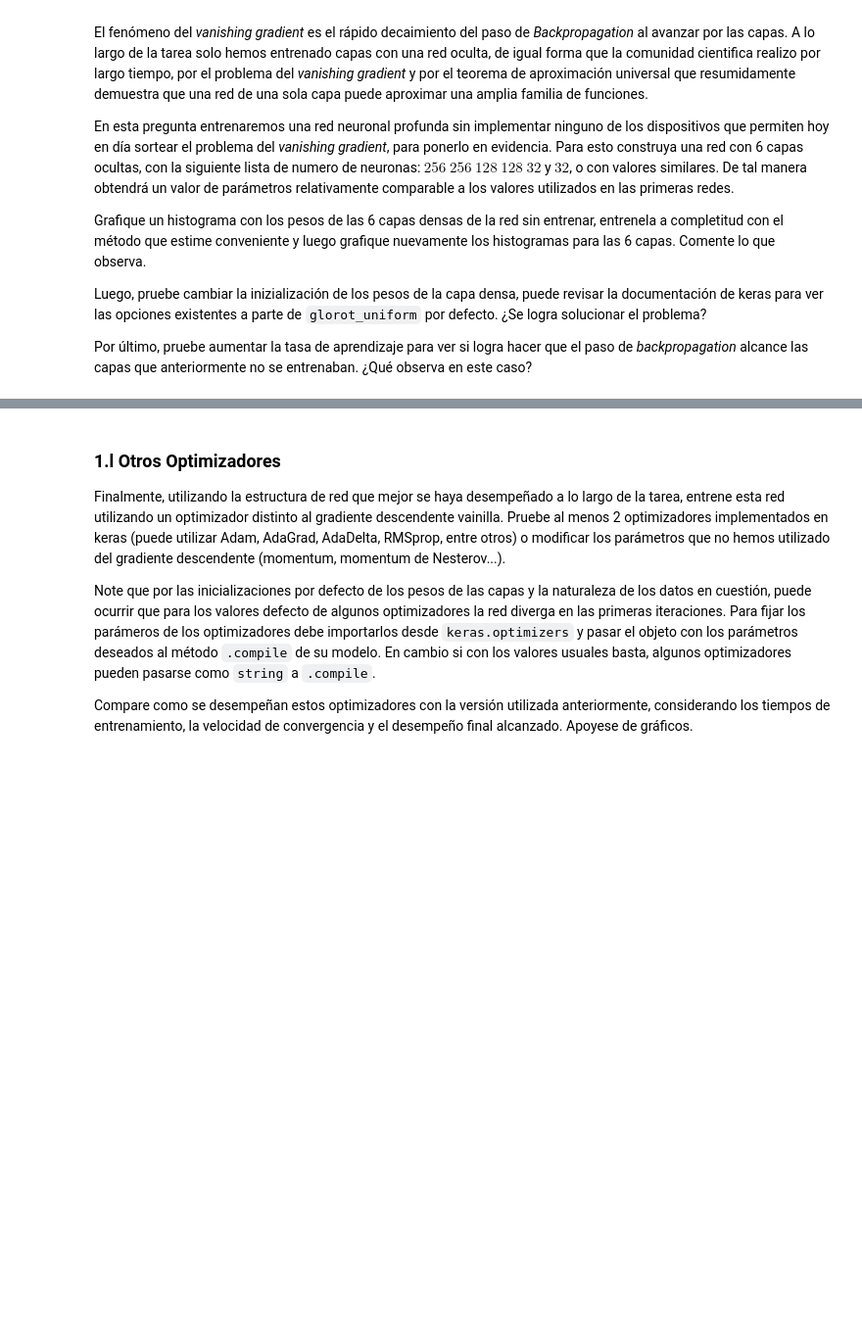
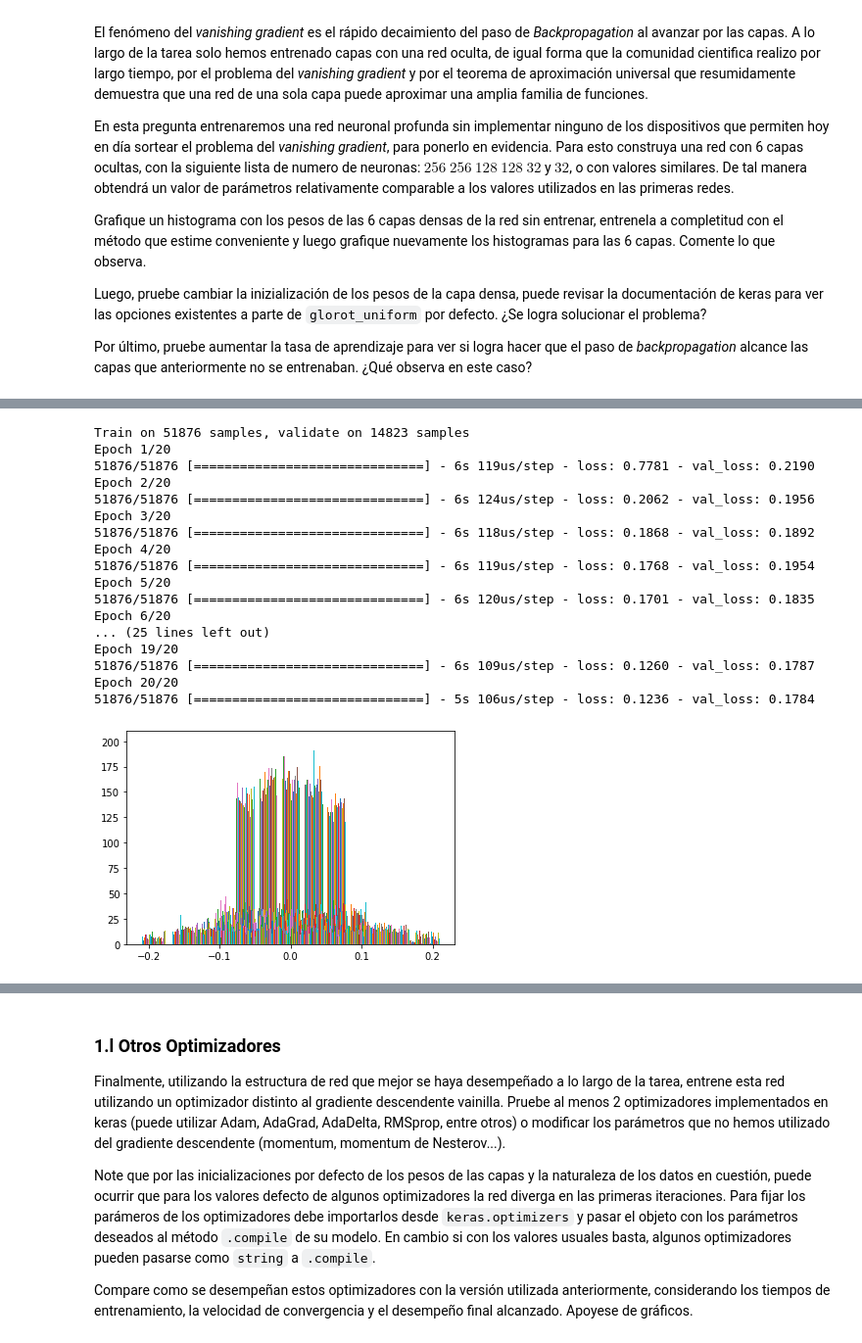
Before and after one commit to gekkoseba/Redes-neuronales, a Jupyter notebook: Tareas/Enunciado Tarea 1.ipynb, the cells around one changed output, grey strips where cells are left out. Shown at 98% size. Drawn from its saved outputs; the diff is of its cells as text; code cells hidden in the pictures; blank space fills up the shorter version.

```diff
--- a/Tareas/Enunciado Tarea 1.ipynb
+++ b/Tareas/Enunciado Tarea 1.ipynb
@@ -947,0 +959,25 @@ layer_bias_weight = model.get_layer(index=i).get_weights()[1]
+# %%
+model.fit(x_tr, y_tr, epochs=20, validation_data=(x_val,y_val))
+for i in range (5):
+    layer_kernel_weights = model.get_layer(index=i).get_weights()[0]
+    layer_bias_weight = model.get_layer(index=i).get_weights()[1]
+    plt.hist(layer_kernel_weights)
+# %% [output]
+Train on 51876 samples, validate on 14823 samples
+Epoch 1/20
+51876/51876 [==============================] - 6s 119us/step - loss: 0.7781 - val_loss: 0.2190
+Epoch 2/20
+51876/51876 [==============================] - 6s 124us/step - loss: 0.2062 - val_loss: 0.1956
+Epoch 3/20
+51876/51876 [==============================] - 6s 118us/step - loss: 0.1868 - val_loss: 0.1892
+Epoch 4/20
+51876/51876 [==============================] - 6s 119us/step - loss: 0.1768 - val_loss: 0.1954
+Epoch 5/20
+51876/51876 [==============================] - 6s 120us/step - loss: 0.1701 - val_loss: 0.1835
+Epoch 6/20
+... (25 lines left out)
+Epoch 19/20
+51876/51876 [==============================] - 6s 109us/step - loss: 0.1260 - val_loss: 0.1787
+Epoch 20/20
+51876/51876 [==============================] - 5s 106us/step - loss: 0.1236 - val_loss: 0.1784
+[figure, added]
```
Also changed, not shown: parts of 4 cells of this notebook.
